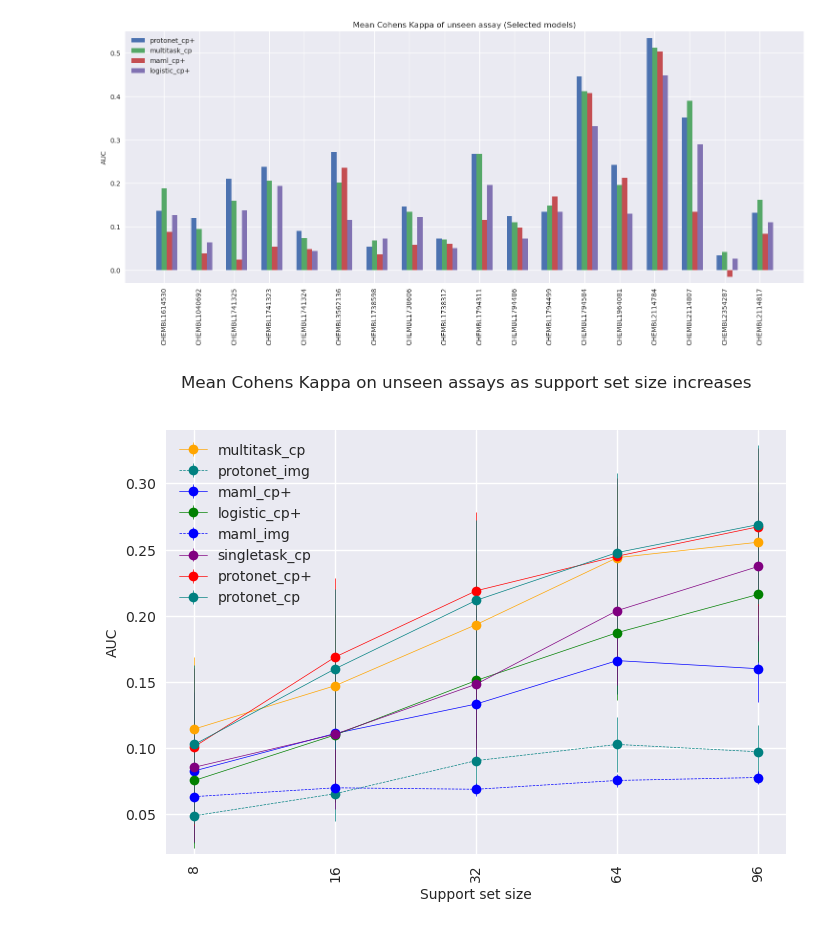
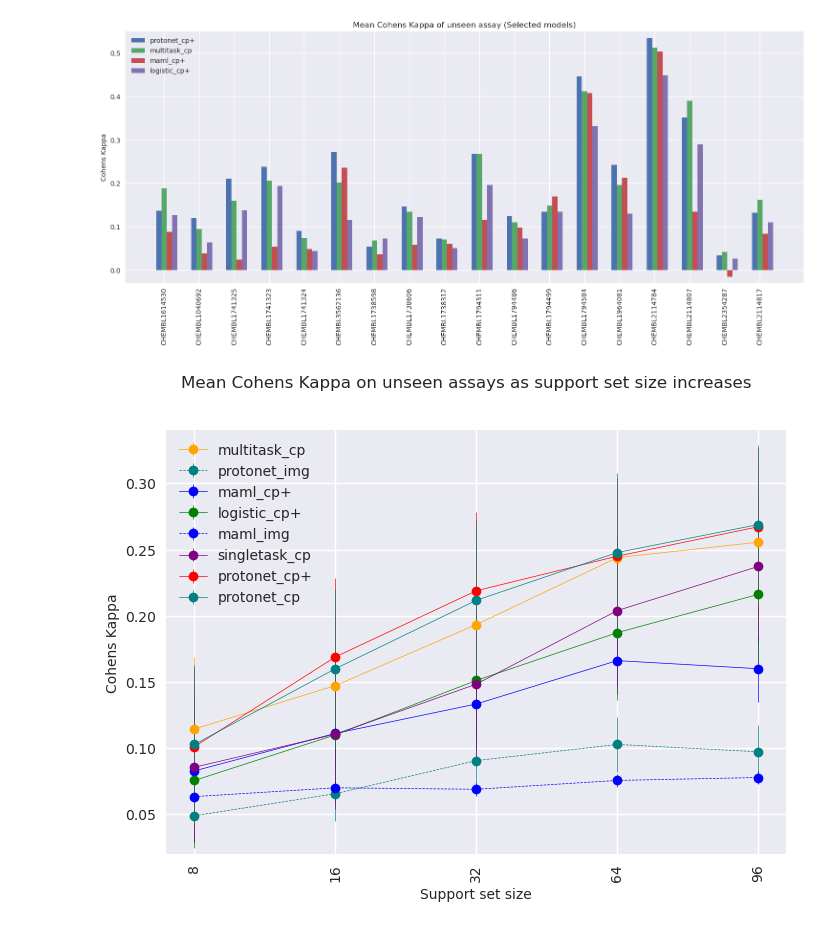
Before and after one commit to son-ha-264/FSL_CP, a Jupyter notebook: result/notebook/model_comparison_kappa.ipynb, the cells around one changed output. Drawn from its saved outputs; the diff is of its cells as text; code cells hidden in the pictures.

```diff
--- a/result/notebook/model_comparison_kappa.ipynb
+++ b/result/notebook/model_comparison_kappa.ipynb
@@ -108,7 +108,7 @@ with plt.style.context(['seaborn-v0_8-deep', 'seaborn']):
     rects6 = ax.bar(x + 2*width, avg_logistic_cpplus, width, label='logistic_cp+')
 
     # Add some text for labels, title and custom x-axis tick labels, etc.
-    ax.set_ylabel('AUC')
+    ax.set_ylabel('Cohens Kappa')
     ax.set_title('Mean Cohens Kappa of unseen assay (Selected models)')
     ax.set_xticks(x, labels)
     ax.legend(loc='upper left')
@@ -120,7 +120,7 @@ with plt.style.context(['seaborn-v0_8-deep', 'seaborn']):
     #plt.savefig("../plots/Model_comparison_barplot1.png", bbox_inches='tight')
     plt.show()
 # %% [output]
-[figure, old version]
+[figure, new version]
 # %%
 # Best performing:
 ### CHEMBL3562136: PubChem BioAssay. qHTS Assay for Identifying Compounds that block Entry of Ebola Virus, Screen 2 blue channel.
@@ -140,35 +140,35 @@ avg_singletask_cp = [np.mean(auroc_singletask_cp_8), np.mean(auroc_singletask_cp
 avg_logistic_cpplus = [np.mean(auroc_logistic_cpplus_8), np.mean(auroc_logistic_cpplus_16), np.mean(auroc_logistic_cpplus_32), np.mean(auroc_logistic_cpplus_64), np.mean(auroc_logistic_cpplus_96)]
 avg_protonet_cpplus = [np.mean(auroc_protonet_cpplus_8), np.mean(auroc_protonet_cpplus_16), np.mean(auroc_protonet_cpplus_32), np.mean(auroc_protonet_cpplus_64), np.mean(auroc_protonet_cpplus_96)]
 avg_maml_cpplus = [np.mean(auroc_maml_cpplus_8), np.mean(auroc_maml_cpplus_16), np.mean(auroc_maml_cpplus_32), np.mean(auroc_maml_cpplus_64), np.mean(auroc_maml_cpplus_96)]
 avg_xgboost_cp = [np.mean(auroc_xgboost_cp_8), np.mean(auroc_xgboost_cp_16), np.mean(auroc_xgboost_cp_32), np.mean(auroc_xgboost_cp_64), np.mean(auroc_xgboost_cp_96)]
 
 labels = ['8', '16', '32', '64', '96']
 
 with plt.style.context(['seaborn-v0_8-deep', 'seaborn']):
     plt.errorbar(labels, avg_multitask_cp, yerr=np.std(avg_multitask_cp), color='orange', label='multitask_cp', marker='o', linewidth=0.5)
     plt.errorbar(labels, avg_protonet_img, yerr=np.std(avg_protonet_img), color='teal', linestyle='dashed', label='protonet_img', marker='o', linewidth=0.5)
     plt.errorbar(labels, avg_maml_cpplus, yerr=np.std(avg_maml_cp), color='blue', label='maml_cp+', marker='o', linewidth=0.5)
     plt.errorbar(labels, avg_logistic_cpplus, yerr=np.std(avg_logistic_cpplus), color='green', label='logistic_cp+', marker='o', linewidth=0.5)
     plt.errorbar(labels, avg_maml_img, yerr=np.std(avg_maml_img), color='blue', label='maml_img', marker='o', linestyle='dashed', linewidth=0.5)
     plt.errorbar(labels, avg_singletask_cp, yerr=np.std(avg_singletask_cp), color='purple', label='singletask_cp', marker='o', linewidth=0.5)
     plt.errorbar(labels, avg_protonet_cpplus, yerr=np.std(avg_protonet_cpplus), color='red', label='protonet_cp+', marker='o', linewidth=0.5)
     plt.errorbar(labels, avg_protonet_cp, yerr=np.std(avg_protonet_cp), color='teal', label='protonet_cp', marker='o', linewidth=0.5)
 
     # Add some text for labels, title and custom x-axis tick labels, etc.
-    plt.ylabel('AUC')
+    plt.ylabel('Cohens Kappa')
     plt.xlabel('Support set size')
     plt.suptitle('Mean Cohens Kappa on unseen assays as support set size increases')
     plt.legend(loc='upper left')
 
     fig.tight_layout()
 
     plt.tick_params(axis='x', labelrotation=90)
 
     plt.ylim([0.02, 0.34])
     #plt.savefig("../plots/Model_comparison_lineplot1.png")
     plt.show()
 # %% [output]
-[figure, old version]
+[figure, new version]
 # %%
 data = [auroc_protonet_cpplus_64, auroc_proto_cp_64, auroc_multitask_cp_64, auroc_singletask_cp_64, auroc_maml_cpplus_64, auroc_logistic_cpplus_64, auroc_maml_img_64, auroc_proto_img_64]
 
```
Also changed, not shown: parts of 1 cell of this notebook, 3 other files.
